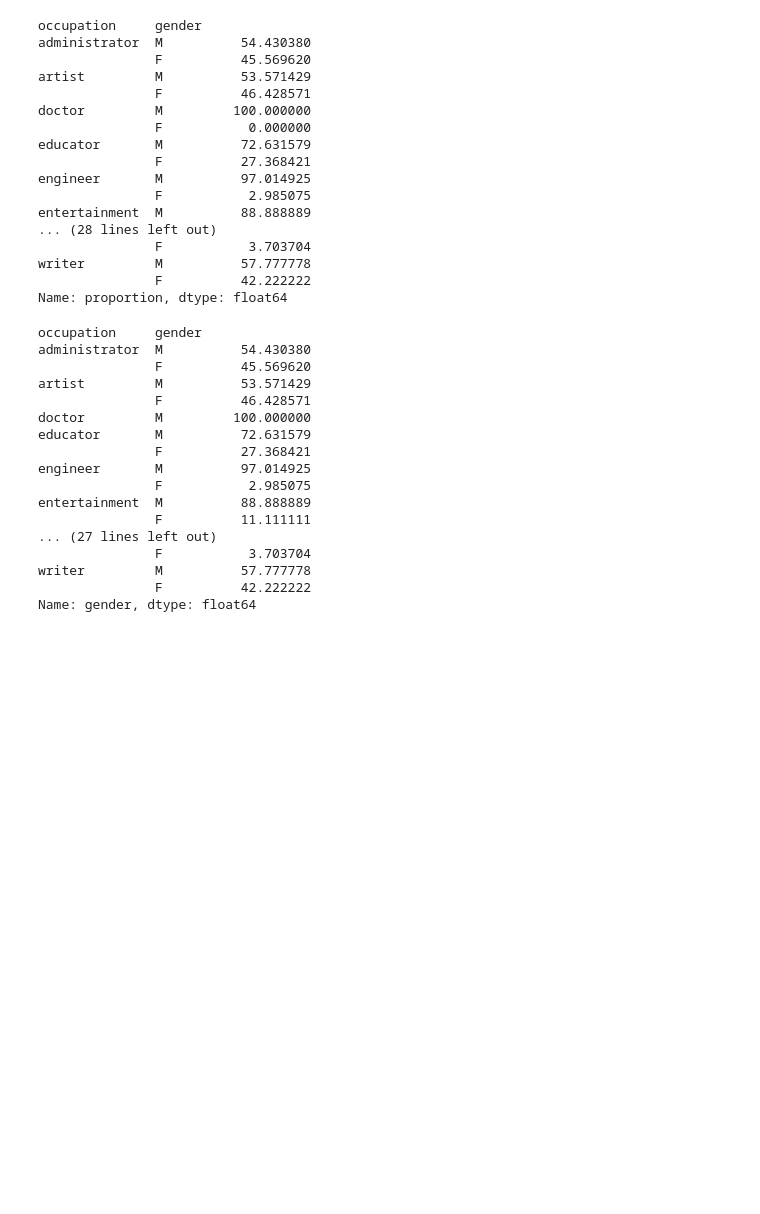
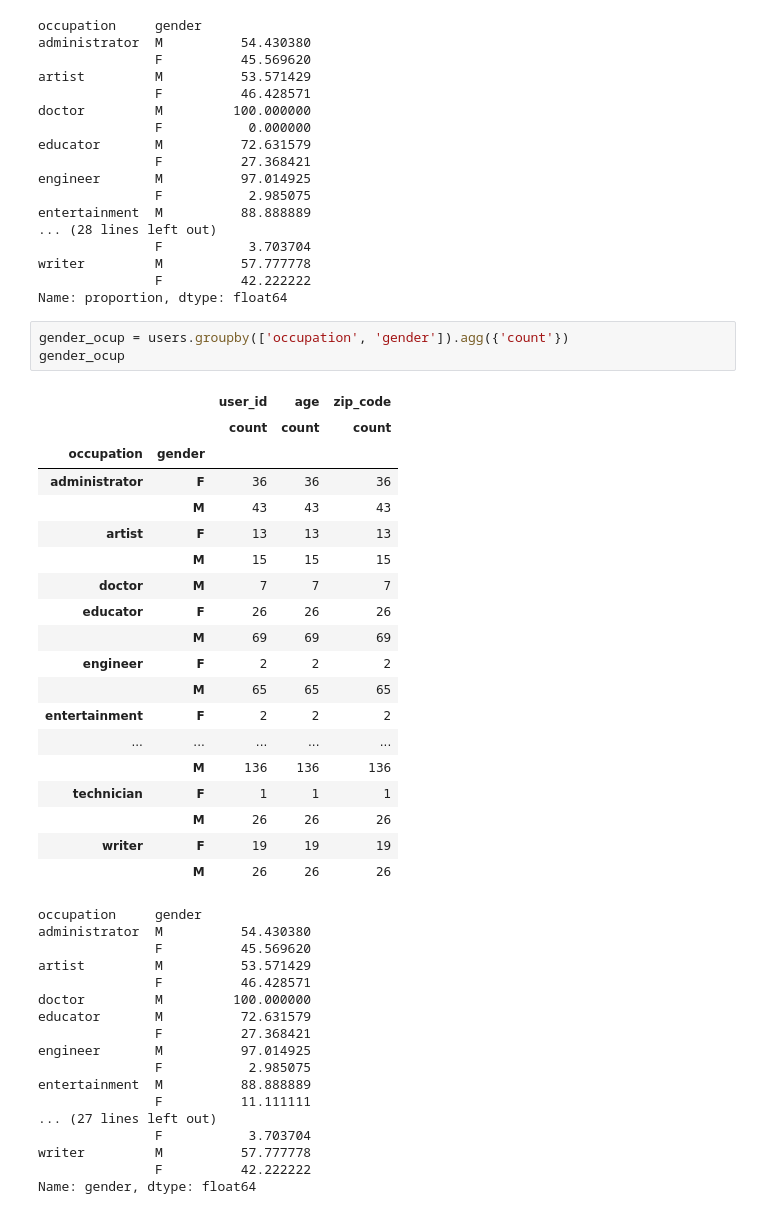
Before and after one commit to bgranda/0926_DS_Beatriz, a Jupyter notebook: 2-Analytics/2-Pandas/ejercicios/03_Grouping/Occupation/Occupation Grouping_corregido.ipynb, the cells around one changed output. Saved outputs shown, nothing was run; the diff lists cells and outputs as text; blank space fills up the shorter version.

```diff
--- a/2-Analytics/2-Pandas/ejercicios/03_Grouping/Occupation/Occupation Grouping_corregido.ipynb
+++ b/2-Analytics/2-Pandas/ejercicios/03_Grouping/Occupation/Occupation Grouping_corregido.ipynb
@@ -395,6 +484,29 @@ entertainment  M          88.888889
 writer         M          57.777778
                F          42.222222
 Name: proportion, dtype: float64
+# %%
+gender_ocup = users.groupby(['occupation', 'gender']).agg({'count'})
+gender_ocup
+# %% [output]
+|  |  | user_id | age | zip_code |
+|  |  | count | count | count |
+| occupation | gender |  |  |  |
+| administrator | F | 36 | 36 | 36 |
+|  | M | 43 | 43 | 43 |
+| artist | F | 13 | 13 | 13 |
+|  | M | 15 | 15 | 15 |
+| doctor | M | 7 | 7 | 7 |
+| educator | F | 26 | 26 | 26 |
+|  | M | 69 | 69 | 69 |
+| engineer | F | 2 | 2 | 2 |
+|  | M | 65 | 65 | 65 |
+| entertainment | F | 2 | 2 | 2 |
+| ... | ... | ... | ... | ... |
+|  | M | 136 | 136 | 136 |
+| technician | F | 1 | 1 | 1 |
+|  | M | 26 | 26 | 26 |
+| writer | F | 19 | 19 | 19 |
+|  | M | 26 | 26 | 26 |
 # %%
 # %% [output]
 occupation     gender
```
Also changed, not shown: parts of 5 cells of this notebook.
